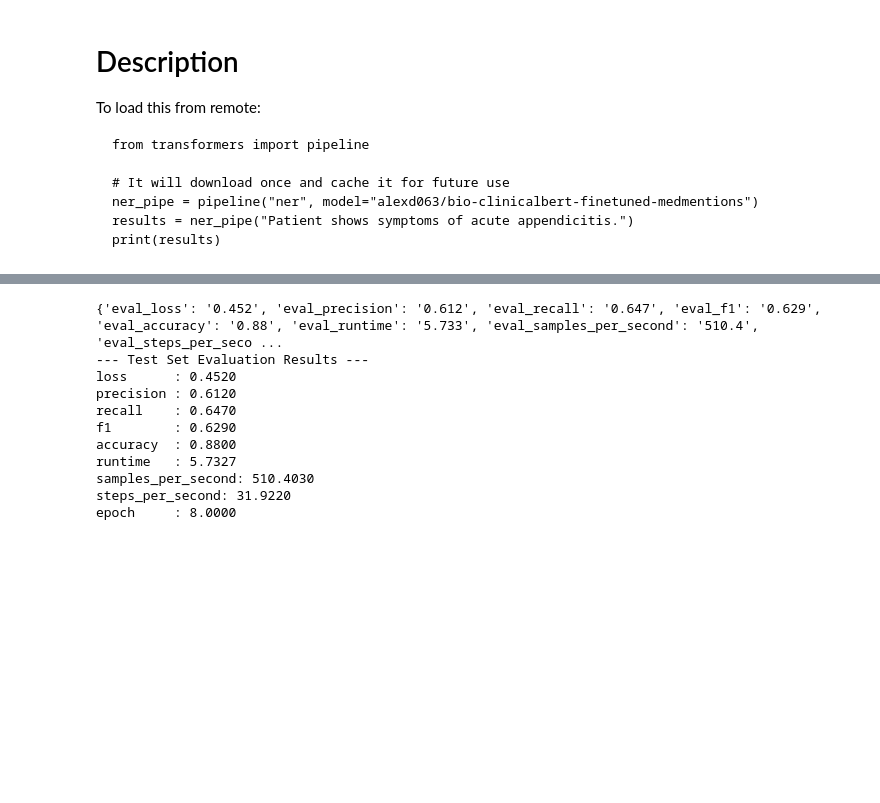
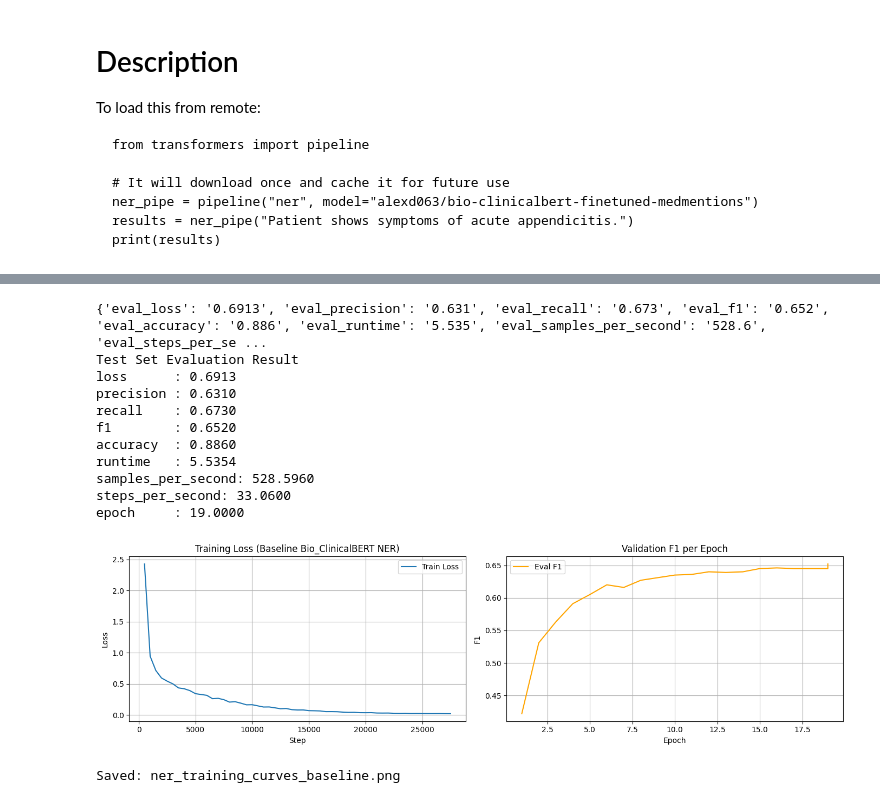
Before and after one commit to vonKleve/csci-e222-final-project, a Jupyter notebook: ner/01-bioclinicalbert-baseline.ipynb, the cells around one changed output, grey strips where cells are left out. Drawn from its saved outputs; the diff is of its cells as text; code cells hidden in the pictures; blank space fills up the shorter version.

```diff
--- a/ner/01-bioclinicalbert-baseline.ipynb
+++ b/ner/01-bioclinicalbert-baseline.ipynb
@@ -208,13 +254,12 @@ trainer.save_model("./bio-clinicalbert-medmentions-final")
 # %%
-# ==========================================
-# 5. Assessment on the Test Set
-# ==========================================
+# ------------------------------------------
+# 5. Assessment on Test Set
+# ------------------------------------------
 
 test_results = trainer.evaluate(tokenized_datasets["test"])
 
-print("--- Test Set Evaluation Results ---")
+print("Test Set Evaluation Result")
 for key, value in test_results.items():
-    # formatting key names for better readability (e.g., eval_f1 -> f1)
     metric_name = key.replace("eval_", "")
     print(f"{metric_name:10}: {value:.4f}")
 
@@ -222,50 +267,53 @@ for key, value in test_results.items():
 # predictions, labels, metrics = trainer.predict(tokenized_datasets["test"])
 # print("\nDetailed Test Metrics:", metrics)
 # %% [output]
-{'eval_loss': '0.452', 'eval_precision': '0.612', 'eval_recall': '0.647', 'eval_f1': '0.629', 'eval_accuracy': '0.88', 'eval_runtime': '5.733', 'eval_samples_per_second': '510.4', 'eval_steps_per_seco ...
---- Test Set Evaluation Results ---
-loss      : 0.4520
-precision : 0.6120
-recall    : 0.6470
-f1        : 0.6290
-accuracy  : 0.8800
-runtime   : 5.7327
-samples_per_second: 510.4030
-steps_per_second: 31.9220
-epoch     : 8.0000
+{'eval_loss': '0.6913', 'eval_precision': '0.631', 'eval_recall': '0.673', 'eval_f1': '0.652', 'eval_accuracy': '0.886', 'eval_runtime': '5.535', 'eval_samples_per_second': '528.6', 'eval_steps_per_se ...
+Test Set Evaluation Result
+loss      : 0.6913
+precision : 0.6310
+recall    : 0.6730
+f1        : 0.6520
+accuracy  : 0.8860
+runtime   : 5.5354
+samples_per_second: 528.5960
+steps_per_second: 33.0600
+epoch     : 19.0000
 # %%
-# ==========================================
+# ------------------------------------------
 # 6. Training Curves
-# ==========================================
+# ------------------------------------------
 import matplotlib.pyplot as plt
 
 history = trainer.state.log_history
 
 train_loss = [x['loss'] for x in history if 'loss' in x and 'eval_loss' not in x]
 train_steps = [x['step'] for x in history if 'loss' in x and 'eval_loss' not in x]
 
 eval_f1 = [x['eval_f1'] for x in history if 'eval_f1' in x]
 eval_epochs = [x['epoch'] for x in history if 'eval_f1' in x]
 
 fig, axes = plt.subplots(1, 2, figsize=(14, 4))
 
-axes[0].plot(train_steps, train_loss, color='steelblue', linewidth=1.5, label='Train Loss')
+axes[0].plot(train_steps, train_loss, label='Train Loss')
 axes[0].set_xlabel('Step')
 axes[0].set_ylabel('Loss')
 axes[0].set_title('Training Loss (Baseline Bio_ClinicalBERT NER)')
 axes[0].legend()
-axes[0].grid(True, alpha=0.3)
+axes[0].grid(True)
 
 if eval_f1:
-    axes[1].plot(eval_epochs, eval_f1, color='darkorange', marker='o', linewidth=1.5, label='Eval F1')
+    axes[1].plot(eval_epochs, eval_f1, color='orange', label='Eval F1')
     axes[1].set_xlabel('Epoch')
     axes[1].set_ylabel('F1')
-    axes[1].set_title('Validation F1 per Epoch (Baseline)')
+    axes[1].set_title('Validation F1 per Epoch')
     axes[1].legend()
-    axes[1].grid(True, alpha=0.3)
+    axes[1].grid(True)
 
 plt.tight_layout()
-plt.savefig('ner_training_curves_baseline.png', dpi=150, bbox_inches='tight')
+plt.savefig('ner_training_curves_baseline.png')
 plt.show()
 print("Saved: ner_training_curves_baseline.png")
+# %% [output]
+[figure, added]
+Saved: ner_training_curves_baseline.png
 # %%
```
Also changed, not shown: parts of 8 cells of this notebook.
